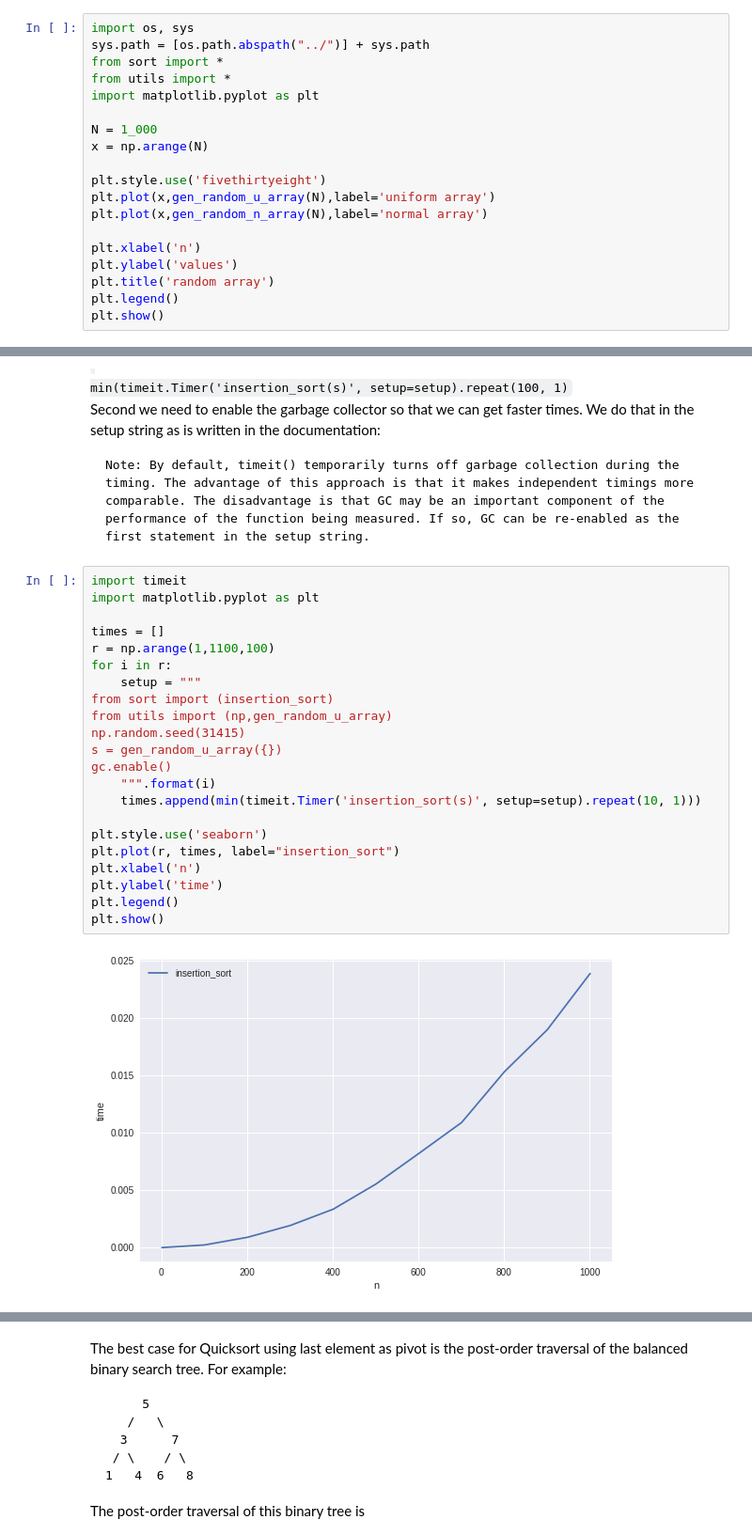
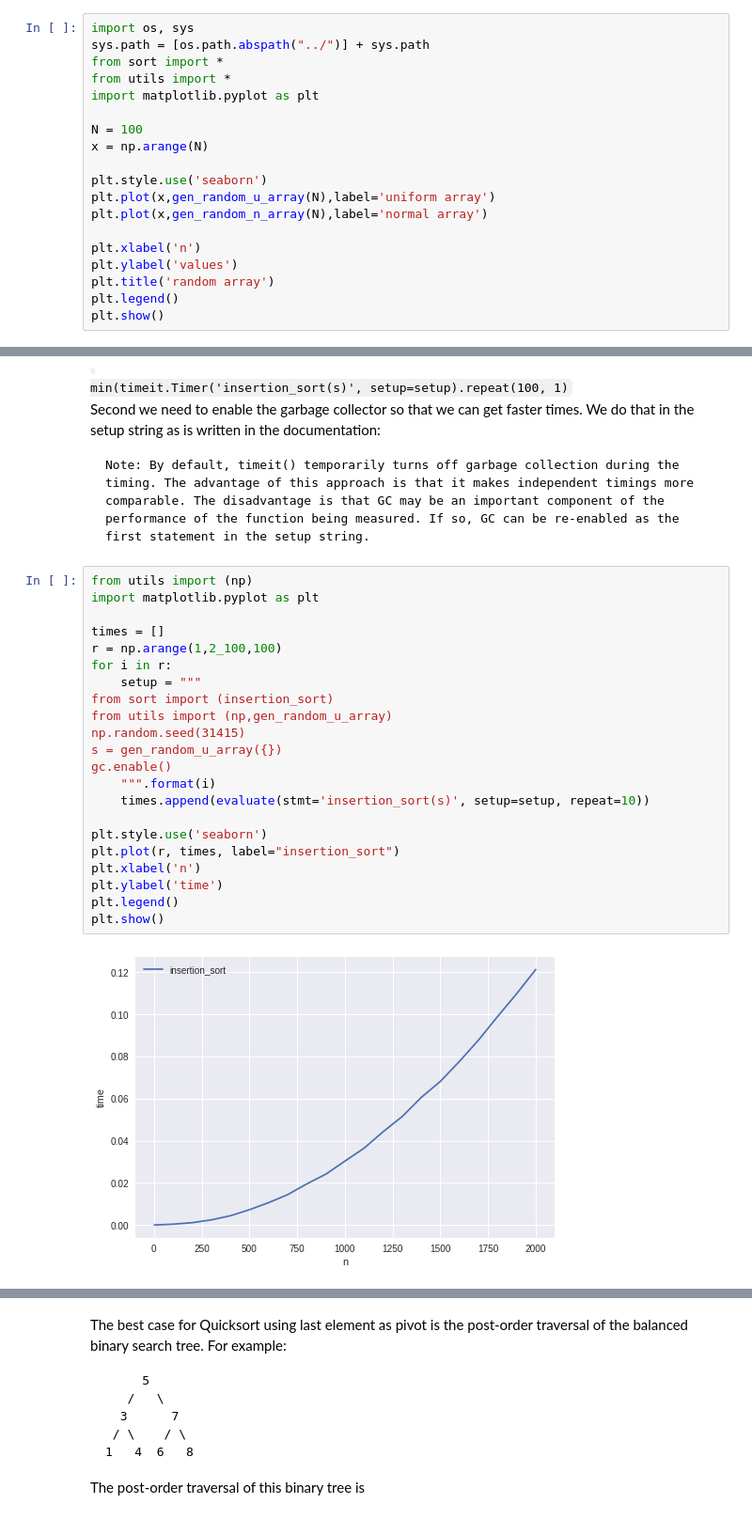
Before and after one commit to Filmon97/algorithms-and-data-structures-report, a Jupyter notebook: notebooks/sort.ipynb, the cells around one changed output, grey strips where cells are left out. Shown at 94% size. Cells and saved outputs as stored; diff of their text form.

```diff
--- a/notebooks/sort.ipynb
+++ b/notebooks/sort.ipynb
@@ -11,10 +14,10 @@ from sort import *
 from utils import *
 import matplotlib.pyplot as plt
 
-N = 1_000
+N = 100
 x = np.arange(N)
 
-plt.style.use('fivethirtyeight')
+plt.style.use('seaborn')
 plt.plot(x,gen_random_u_array(N),label='uniform array')
 plt.plot(x,gen_random_n_array(N),label='normal array')
 
@@ -73,26 +76,26 @@ We do that in the setup string as is written in the documentation:
 
     Note: By default, timeit() temporarily turns off garbage collection during the timing. The advantage of this approach is that it makes independent timings more comparable. The disadvantage is that GC may be an important component of the performance of the function being measured. If so, GC can be re-enabled as the first statement in the setup string.
 # %%
-import timeit
+from utils import (np)
 import matplotlib.pyplot as plt
 
 times = []
-r = np.arange(1,1100,100)
+r = np.arange(1,2_100,100)
 for i in r:
     setup = """
 from sort import (insertion_sort)
 from utils import (np,gen_random_u_array)
 np.random.seed(31415)
 s = gen_random_u_array({})
 gc.enable()
     """.format(i)
-    times.append(min(timeit.Timer('insertion_sort(s)', setup=setup).repeat(10, 1)))
+    times.append(evaluate(stmt='insertion_sort(s)', setup=setup, repeat=10))
 
 plt.style.use('seaborn')
 plt.plot(r, times, label="insertion_sort")
 plt.xlabel('n')
 plt.ylabel('time')
 plt.legend()
 plt.show()
 # %% [output]
-[figure, old version]
+[figure, new version]
```
Also changed, not shown: parts of 7 cells of this notebook, 6 other files.
